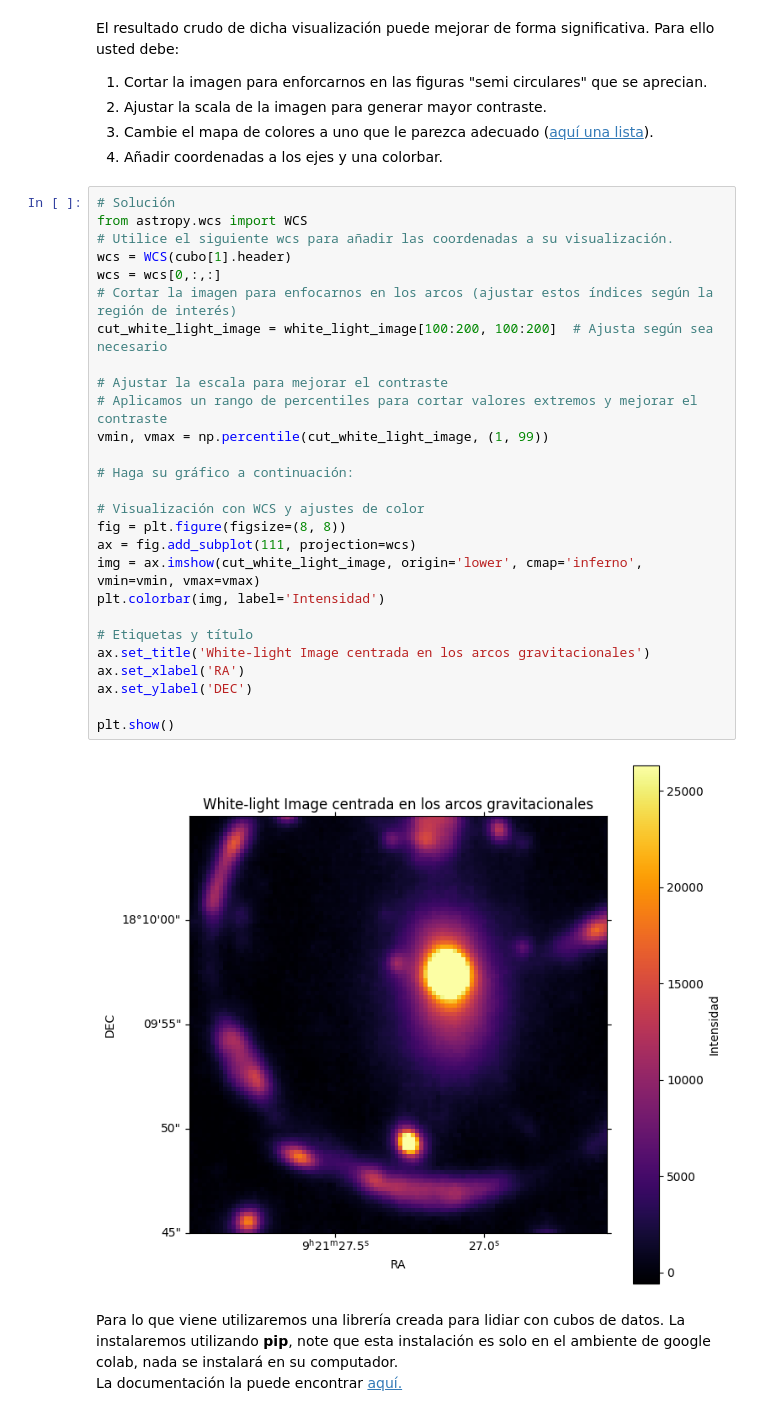
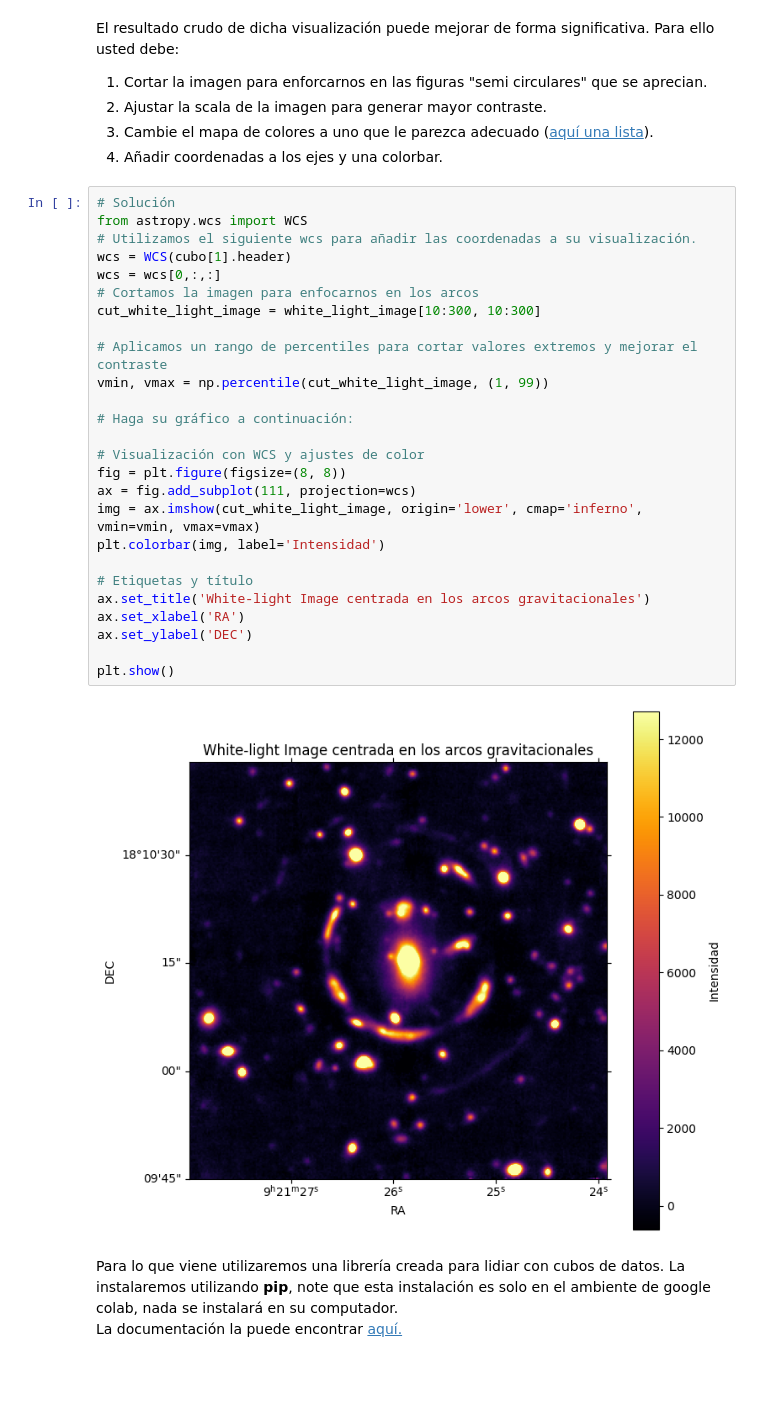
Before and after one commit to conichito/Tarea-4, a Jupyter notebook: Tarea4.ipynb, the cells around one changed output. Saved outputs shown, nothing was run; the diff lists cells and outputs as text; blank space fills up the shorter version.

```diff
--- a/Tarea4.ipynb
+++ b/Tarea4.ipynb
@@ -165,32 +165,31 @@ Para ello usted debe:
 # %%
 # Solución
 from astropy.wcs import WCS
-# Utilice el siguiente wcs para añadir las coordenadas a su visualización.
+# Utilizamos el siguiente wcs para añadir las coordenadas a su visualización.
 wcs = WCS(cubo[1].header)
 wcs = wcs[0,:,:]
-# Cortar la imagen para enfocarnos en los arcos (ajustar estos índices según la región de interés)
-cut_white_light_image = white_light_image[100:200, 100:200]  # Ajusta según sea necesario
+# Cortamos la imagen para enfocarnos en los arcos
+cut_white_light_image = white_light_image[10:300, 10:300]
 
-# Ajustar la escala para mejorar el contraste
 # Aplicamos un rango de percentiles para cortar valores extremos y mejorar el contraste
 vmin, vmax = np.percentile(cut_white_light_image, (1, 99))
 
 # Haga su gráfico a continuación:
 
 # Visualización con WCS y ajustes de color
 fig = plt.figure(figsize=(8, 8))
 ax = fig.add_subplot(111, projection=wcs)
 img = ax.imshow(cut_white_light_image, origin='lower', cmap='inferno', vmin=vmin, vmax=vmax)
 plt.colorbar(img, label='Intensidad')
 
 # Etiquetas y título
 ax.set_title('White-light Image centrada en los arcos gravitacionales')
 ax.set_xlabel('RA')
 ax.set_ylabel('DEC')
 
 plt.show()
 # %% [output]
-[figure, old version]
+[figure, new version]
 # %% [markdown]
 Para lo que viene utilizaremos una librería creada para lidiar con cubos de datos.
 La instalaremos utilizando **pip**, note que esta instalación es solo en el ambiente de google colab, nada se instalará en su computador.
```
Also changed, not shown: parts of 17 cells of this notebook.
